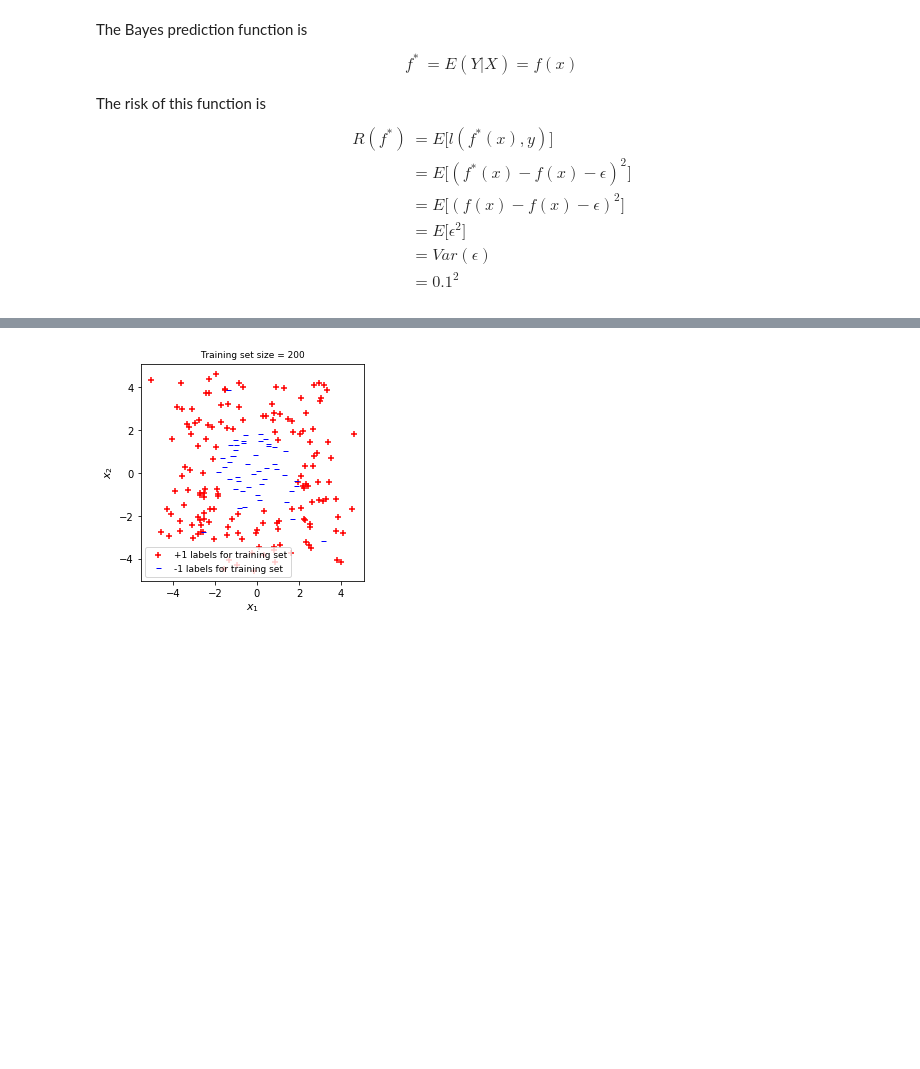
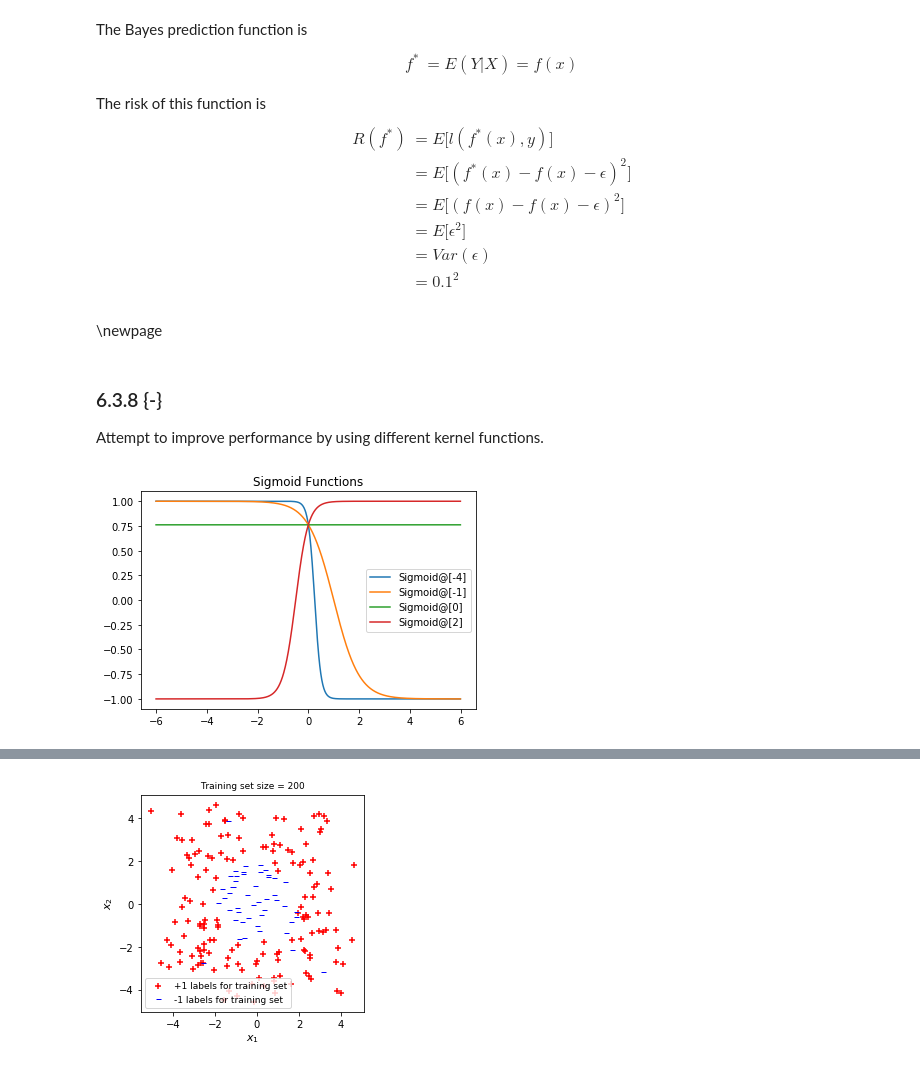
Before and after one commit to cfizette/DS-GA-1003, a Jupyter notebook: hw/4/hwk4-skeleton-code.ipynb, the cells around one changed output, grey strips where cells are left out. Drawn from its saved outputs; the diff is of its cells as text; code cells hidden in the pictures; blank space fills up the shorter version.

```diff
--- a/hw/4/hwk4-skeleton-code.ipynb
+++ b/hw/4/hwk4-skeleton-code.ipynb
@@ -248,6 +250,9 @@ plt.show()
 As $\lambda\to\infty$, the weights become smaller, eventually reaching 0. At this point the prediction function is just 0 for all x.
 # %% [markdown]
 \newpage
+# %%
+def sigmoid_kernel(X1, X2, eta, nu):
+    return np.tanh(eta*X1@X2.T+nu)
 # %%
 from sklearn.base import BaseEstimator, RegressorMixin, ClassifierMixin
 
@@ -435,3 +419,27 @@ R(f^*) &= E\big[l(f^*(x), y)\big]\\
 &= Var(\epsilon)\\
 &= 0.1^2
 \end{align*}
+# %% [markdown]
+\newpage
+# %% [markdown]
+### 6.3.8 {-}
+Attempt to improve performance by using different kernel functions.
+# %%
+def sigmoid_kernel(X1, X2, eta, nu):
+    return np.tanh(eta*X1@X2.T+nu)
+# %%
+# PLot kernel machine functions
+plot_step = .01
+xpts = np.arange(-6.0, 6, plot_step).reshape(-1,1)
+prototypes = np.array([-4,-1,0,2]).reshape(-1,1)
+
+# Sigmoid kernel
+y = sigmoid_kernel(prototypes, xpts, 1,1)
+for i in range(len(prototypes)):
+    label = "Sigmoid@"+str(prototypes[i,:])
+    plt.plot(xpts, y[i,:], label=label)
+plt.legend(loc = 'best')
+plt.title('Sigmoid Functions')
+plt.show()
+# %% [output]
+[figure, added]
```
Also changed, not shown: parts of 22 cells of this notebook, 1 other file.
